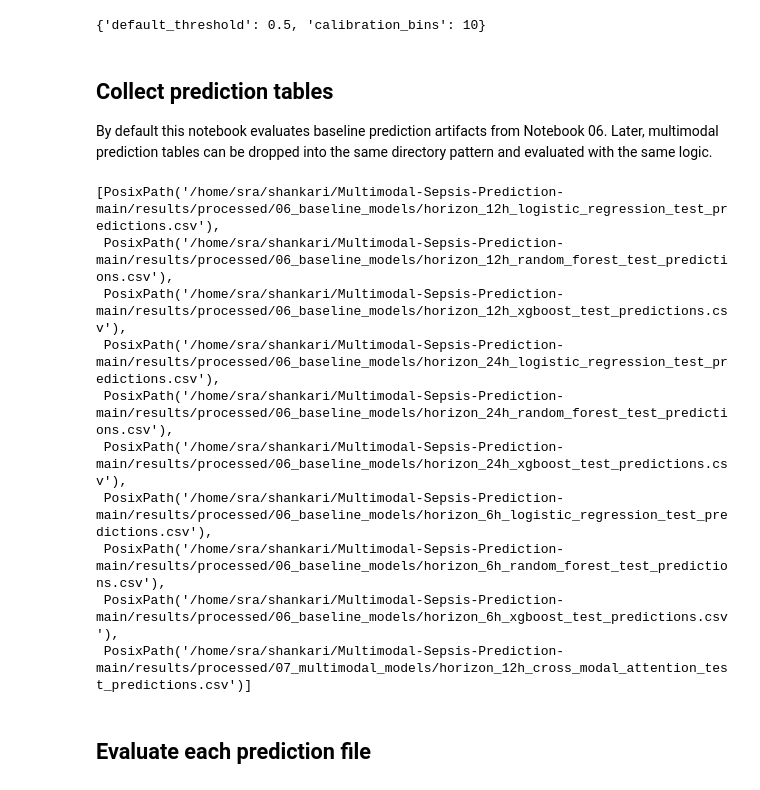
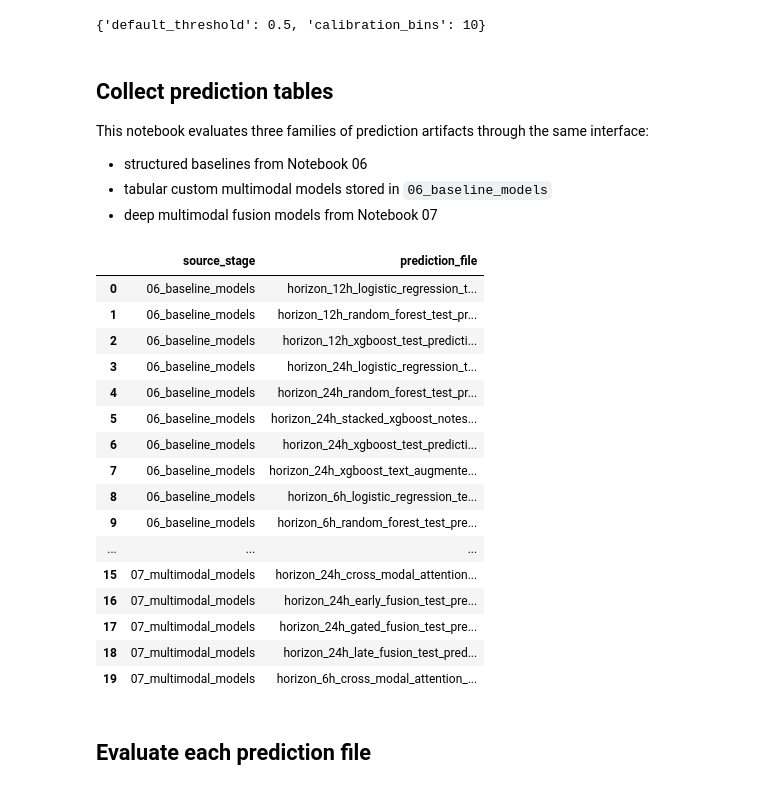
Before and after one commit to Anoushka1009/Multimodal-Sepsis-Prediction, a Jupyter notebook: notebooks/08_evaluation.ipynb, the cells around one changed output. Cells and saved outputs as stored; diff of their text form; code cells hidden in the pictures.

```diff
--- a/notebooks/08_evaluation.ipynb
+++ b/notebooks/08_evaluation.ipynb
@@ -58,25 +58,43 @@ config['evaluation']
 # %% [markdown]
 ## Collect prediction tables
 
-By default this notebook evaluates baseline prediction artifacts from Notebook 06. Later, multimodal prediction tables can be dropped into the same directory pattern and evaluated with the same logic.
+This notebook evaluates three families of prediction artifacts through the same interface:
+
+- structured baselines from Notebook 06
+- tabular custom multimodal models stored in `06_baseline_models`
+- deep multimodal fusion models from Notebook 07
 # %%
 baseline_dir = paths['processed_data_dir'] / '06_baseline_models'
 multimodal_dir = paths['processed_data_dir'] / '07_multimodal_models'
-prediction_files = sorted(baseline_dir.glob('*_test_predictions.csv')) + sorted(multimodal_dir.glob('*_test_predictions.csv'))
-prediction_files = sorted(prediction_files)
+
+baseline_prediction_files = sorted(baseline_dir.glob('*_test_predictions.csv'))
+multimodal_prediction_files = sorted(multimodal_dir.glob('*_test_predictions.csv'))
+prediction_files = sorted([*baseline_prediction_files, *multimodal_prediction_files])
+
 assert prediction_files, 'No prediction files found. Run 06_baseline_models or 07_multimodal_models first.'
-prediction_files[:10]
+
+pd.DataFrame({
+    'source_stage': [path.parent.name for path in prediction_files],
+    'prediction_file': [path.name for path in prediction_files],
+}).head(20)
 # %% [output]
-[PosixPath('/home/sra/shankari/Multimodal-Sepsis-Prediction-main/results/processed/06_baseline_models/horizon_12h_logistic_regression_test_predictions.csv'),
- PosixPath('/home/sra/shankari/Multimodal-Sepsis-Prediction-main/results/processed/06_baseline_models/horizon_12h_random_forest_test_predictions.csv'),
- PosixPath('/home/sra/shankari/Multimodal-Sepsis-Prediction-main/results/processed/06_baseline_models/horizon_12h_xgboost_test_predictions.csv'),
- PosixPath('/home/sra/shankari/Multimodal-Sepsis-Prediction-main/results/processed/06_baseline_models/horizon_24h_logistic_regression_test_predictions.csv'),
- PosixPath('/home/sra/shankari/Multimodal-Sepsis-Prediction-main/results/processed/06_baseline_models/horizon_24h_random_forest_test_predictions.csv'),
- PosixPath('/home/sra/shankari/Multimodal-Sepsis-Prediction-main/results/processed/06_baseline_models/horizon_24h_xgboost_test_predictions.csv'),
- PosixPath('/home/sra/shankari/Multimodal-Sepsis-Prediction-main/results/processed/06_baseline_models/horizon_6h_logistic_regression_test_predictions.csv'),
- PosixPath('/home/sra/shankari/Multimodal-Sepsis-Prediction-main/results/processed/06_baseline_models/horizon_6h_random_forest_test_predictions.csv'),
- PosixPath('/home/sra/shankari/Multimodal-Sepsis-Prediction-main/results/processed/06_baseline_models/horizon_6h_xgboost_test_predictions.csv'),
- PosixPath('/home/sra/shankari/Multimodal-Sepsis-Prediction-main/results/processed/07_multimodal_models/horizon_12h_cross_modal_attention_test_predictions.csv')]
+|  | source_stage | prediction_file |
+| 0 | 06_baseline_models | horizon_12h_logistic_regression_t... |
+| 1 | 06_baseline_models | horizon_12h_random_forest_test_pr... |
+| 2 | 06_baseline_models | horizon_12h_xgboost_test_predicti... |
+| 3 | 06_baseline_models | horizon_24h_logistic_regression_t... |
+| 4 | 06_baseline_models | horizon_24h_random_forest_test_pr... |
+| 5 | 06_baseline_models | horizon_24h_stacked_xgboost_notes... |
+| 6 | 06_baseline_models | horizon_24h_xgboost_test_predicti... |
+| 7 | 06_baseline_models | horizon_24h_xgboost_text_augmente... |
+| 8 | 06_baseline_models | horizon_6h_logistic_regression_te... |
+| 9 | 06_baseline_models | horizon_6h_random_forest_test_pre... |
+| ... | ... | ... |
+| 15 | 07_multimodal_models | horizon_24h_cross_modal_attention... |
+| 16 | 07_multimodal_models | horizon_24h_early_fusion_test_pre... |
+| 17 | 07_multimodal_models | horizon_24h_gated_fusion_test_pre... |
+| 18 | 07_multimodal_models | horizon_24h_late_fusion_test_pred... |
+| 19 | 07_multimodal_models | horizon_6h_cross_modal_attention_... |
 # %% [markdown]
 ## Evaluate each prediction file
 # %%
```
Also changed, not shown: parts of 5 cells of this notebook, 11 other files.
